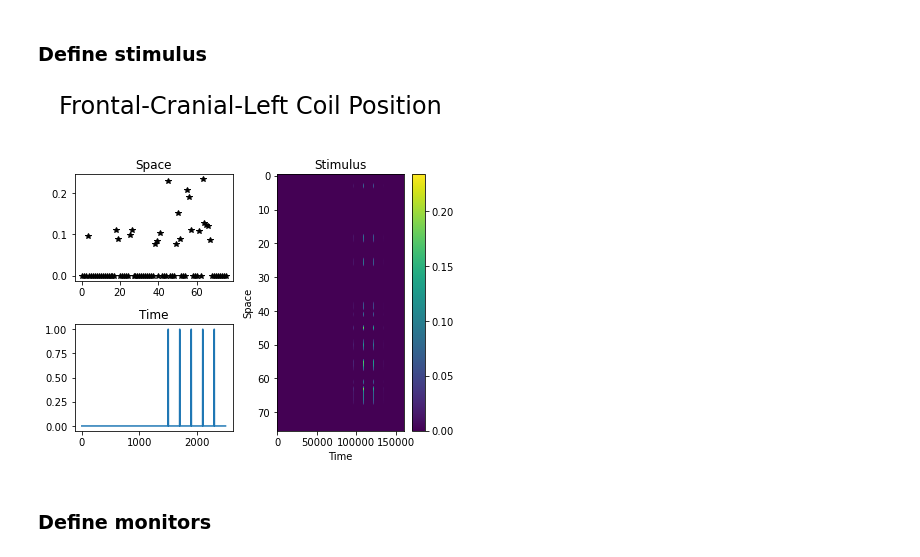
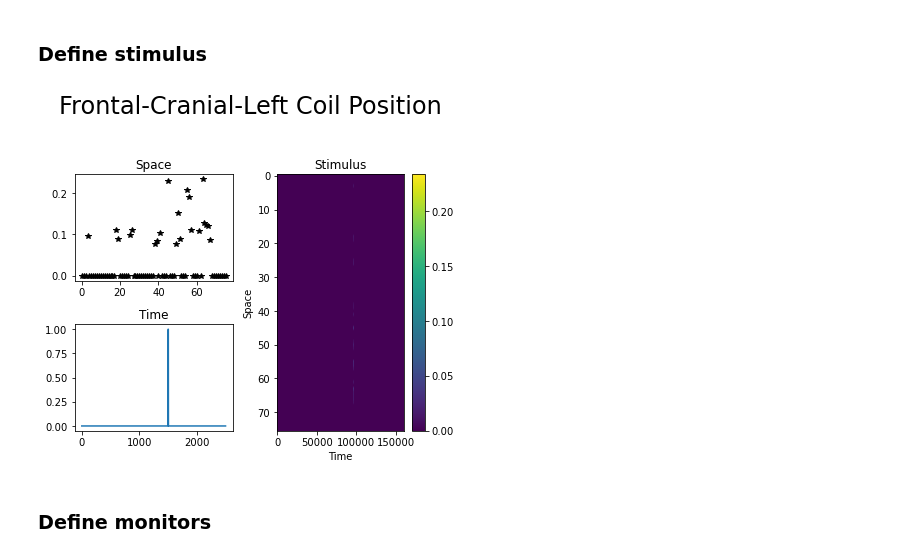
Before and after one commit to anujanegi/TMS-simulation, a Jupyter notebook: TMS_Simulation.ipynb, the cells around one changed output. Drawn from its saved outputs; the diff is of its cells as text; code cells hidden in the pictures.

```diff
--- a/TMS_Simulation.ipynb
+++ b/TMS_Simulation.ipynb
@@ -82,10 +82,11 @@ Region index    Region label    Stimulus weighting
 # %% [markdown]
 ### Define stimulus
 # %%
-stim = get_stimulus(weighting, white_matter, duration=2.5e3, type="rTMS")
+# Choose stimulus shape from "SinglePulse", "rTMS", "iTBS"
+stim = get_stimulus(weighting, white_matter, duration=2.5e3, type="SinglePulse")
 plot_stimulus(stim, fig8_coil.pos_list[ind], type="rTMS")
 # %% [output]
-[figure, old version]
+[figure, new version]
 # %% [markdown]
 ### Define monitors
 # %%
```
Also changed, not shown: parts of 8 cells of this notebook, 1 other file.
